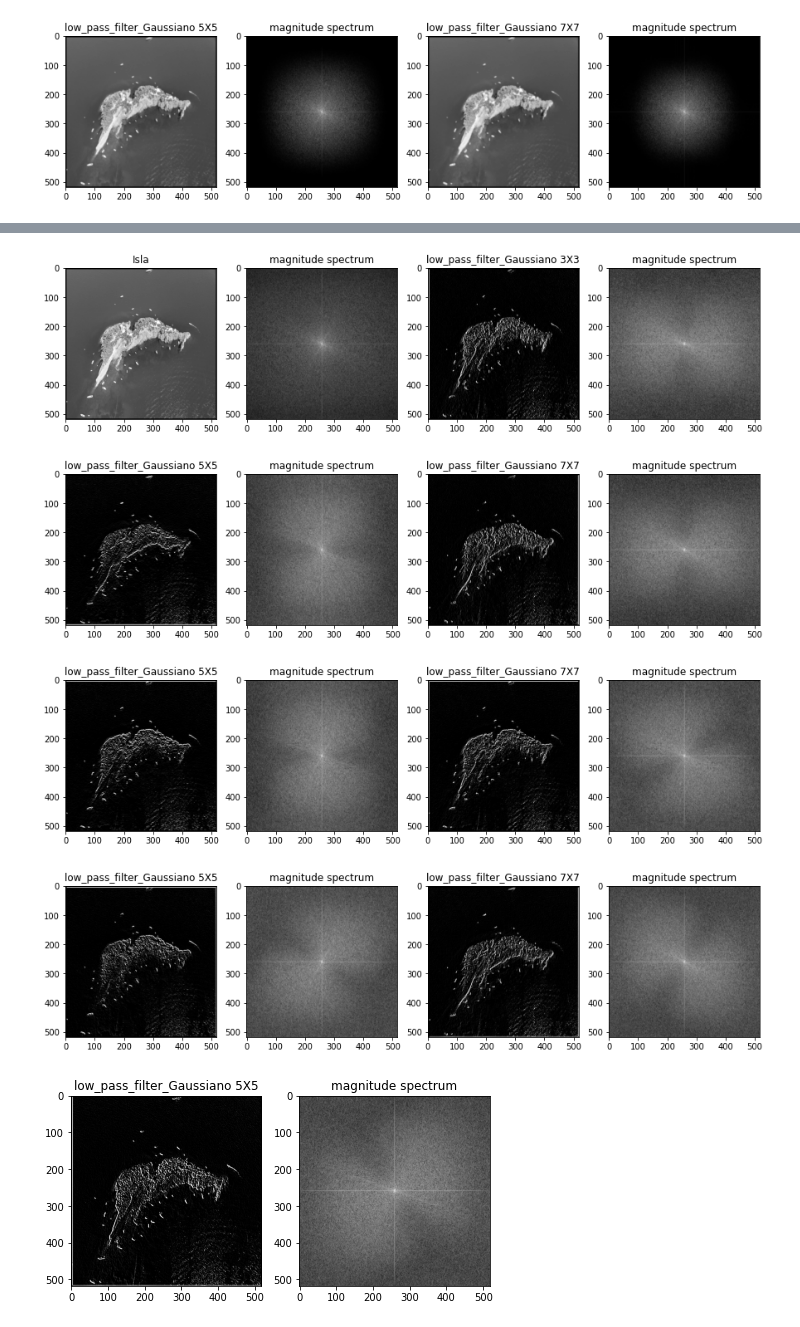
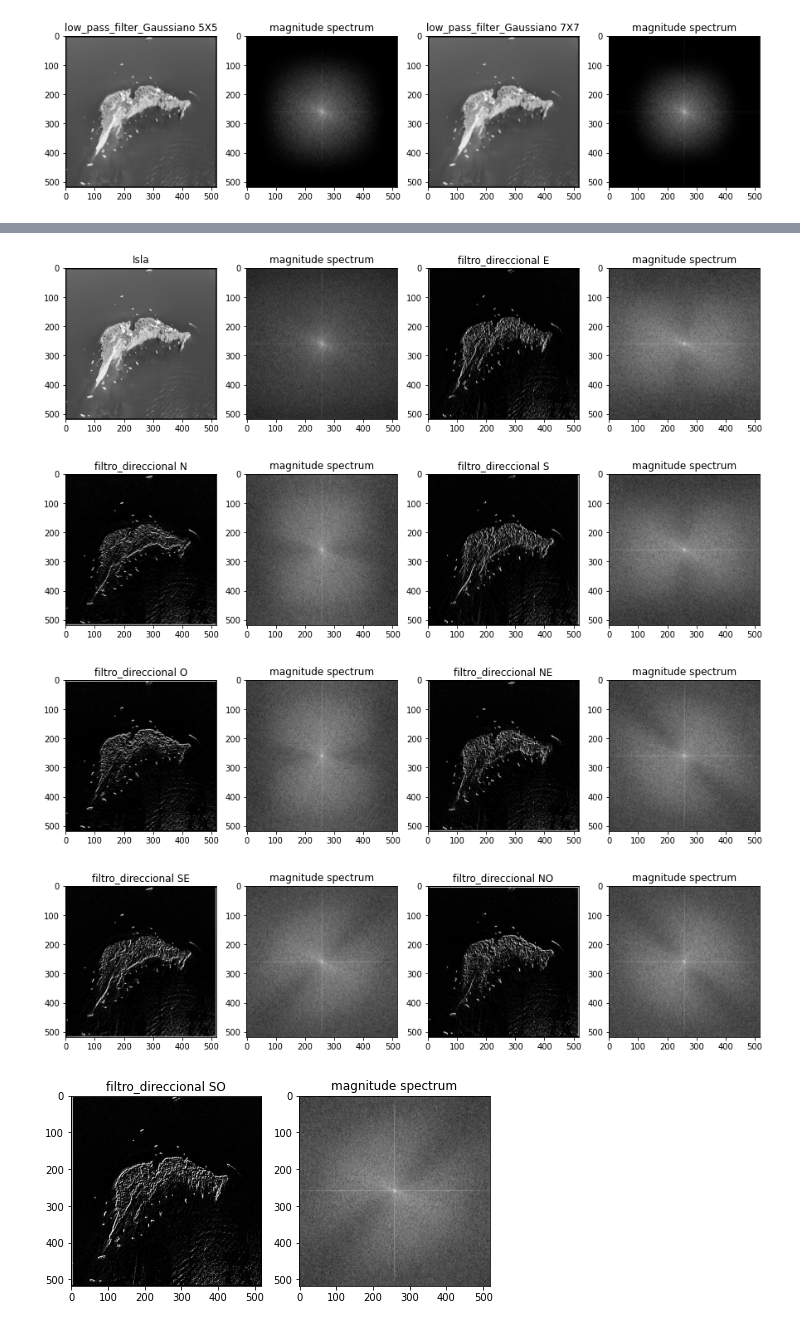
Before and after one commit to RonnyGuevara/COLAB, a Jupyter notebook: TP6/Práctica_6.ipynb, the cells around one changed output, grey strips where cells are left out. Drawn from its saved outputs; the diff is of its cells as text; code cells hidden in the pictures.

```diff
--- a/TP6/Práctica_6.ipynb
+++ b/TP6/Práctica_6.ipynb
@@ -354,14 +354,14 @@ plt.show()
 # %%
 #Kernels para filtros direccionales
-kernels1=np.array([[-1, 0, 1],[-2, 0, 2],[-1, 0, 1]])
-kernels2=np.array([[1, 2, 1],[0, 0, 0],[-1, -2, -1]])
-kernels3=np.array([[1, 0, -1],[2, 0, -2],[1, 0, -1]])
-kernels4=np.array([[-1, -2, -1],[0, 0, 0],[1, 2, 1]])
+kernels1=np.array([[-1, 0, 1],[-2, 0, 2],[-1, 0, 1]])#Este
+kernels2=np.array([[1, 2, 1],[0, 0, 0],[-1, -2, -1]])#Norte
+kernels3=np.array([[1, 0, -1],[2, 0, -2],[1, 0, -1]])#Oeste
+kernels4=np.array([[-1, -2, -1],[0, 0, 0],[1, 2, 1]])#Sur
 
-kernels5=np.array([[-1, -2, 0],[-1, 0, 1],[0, 2, 1]])
-kernels6=np.array([[0, -2, -1],[1, 0, -1],[1, 2, 0]])
-kernels7=np.array([[1, 1, 0],[2, 0, -2],[0, -1, -1]])
-kernels8=np.array([[0, 1, 1],[-2, 0, 2],[-1, -1, 0]])
+kernels5=np.array([[0, 1, 2],[-1, 0, 1],[-2, -1, 0]])#NE
+kernels6=np.array([[2, 1, 0],[1, 0, -1],[0, -1, -2]])#SE
+kernels7=np.array([[0, -1, -2],[1, 0, -1],[2, 1, 0]])#NO
+kernels8=np.array([[-2, -1, 0],[-1, 0, 1],[0, 1, 2]])#SO
 # %%
 #Filtro Direccional
 mag, phase = fft_imagen (y)
@@ -400,7 +400,7 @@ axes[0].set_title(Imagen)
 axes[1].imshow(mag,'gray')
 axes[1].set_title('magnitude spectrum')
 axes[2].imshow(new_images1, 'gray')
-axes[2].set_title('low_pass_filter_Gaussiano 3X3')
+axes[2].set_title('filtro_direccional E')
 axes[3].imshow(mags1,'gray')
 axes[3].set_title('magnitude spectrum')
 plt.show()
@@ -408,49 +408,49 @@ plt.show()
 fig, axes = plt.subplots(1, 4)
 fig.set_size_inches(15,15)
 axes[0].imshow(new_images2,'gray')
-axes[0].set_title('low_pass_filter_Gaussiano 5X5')
+axes[0].set_title('filtro_direccional N')
 axes[1].imshow(mags2, 'gray')
 axes[1].set_title('magnitude spectrum')
 axes[2].imshow(new_images3,'gray')
-axes[2].set_title('low_pass_filter_Gaussiano 7X7')
+axes[2].set_title('filtro_direccional S')
 axes[3].imshow(mags3, 'gray')
 axes[3].set_title('magnitude spectrum')
 plt.show()
 
 fig, axes = plt.subplots(1, 4)
 fig.set_size_inches(15,15)
 axes[0].imshow(new_images4,'gray')
-axes[0].set_title('low_pass_filter_Gaussiano 5X5')
+axes[0].set_title('filtro_direccional O')
 axes[1].imshow(mags4, 'gray')
 axes[1].set_title('magnitude spectrum')
 axes[2].imshow(new_images5,'gray')
-axes[2].set_title('low_pass_filter_Gaussiano 7X7')
+axes[2].set_title('filtro_direccional NE')
 axes[3].imshow(mags5, 'gray')
 axes[3].set_title('magnitude spectrum')
 plt.show()
 
 fig, axes = plt.subplots(1, 4)
 fig.set_size_inches(15,15)
 axes[0].imshow(new_images6,'gray')
-axes[0].set_title('low_pass_filter_Gaussiano 5X5')
+axes[0].set_title('filtro_direccional SE')
 axes[1].imshow(mags6, 'gray')
 axes[1].set_title('magnitude spectrum')
 axes[2].imshow(new_images7,'gray')
-axes[2].set_title('low_pass_filter_Gaussiano 7X7')
+axes[2].set_title('filtro_direccional NO')
 axes[3].imshow(mags7, 'gray')
 axes[3].set_title('magnitude spectrum')
 plt.show()
 
 fig, axes = plt.subplots(1, 2)
 fig.set_size_inches(7.5,7.5)
 axes[0].imshow(new_images8,'gray')
-axes[0].set_title('low_pass_filter_Gaussiano 5X5')
+axes[0].set_title('filtro_direccional SO')
 axes[1].imshow(mags8, 'gray')
 axes[1].set_title('magnitude spectrum')
 plt.show()
 # %% [output]
-[figure, old version]
+[figure, new version]
-[figure, old version]
+[figure, new version]
-[figure, old version]
+[figure, new version]
-[figure, old version]
+[figure, new version]
-[figure, old version]
+[figure, new version]
```
Also changed, not shown: parts of 9 cells of this notebook.
